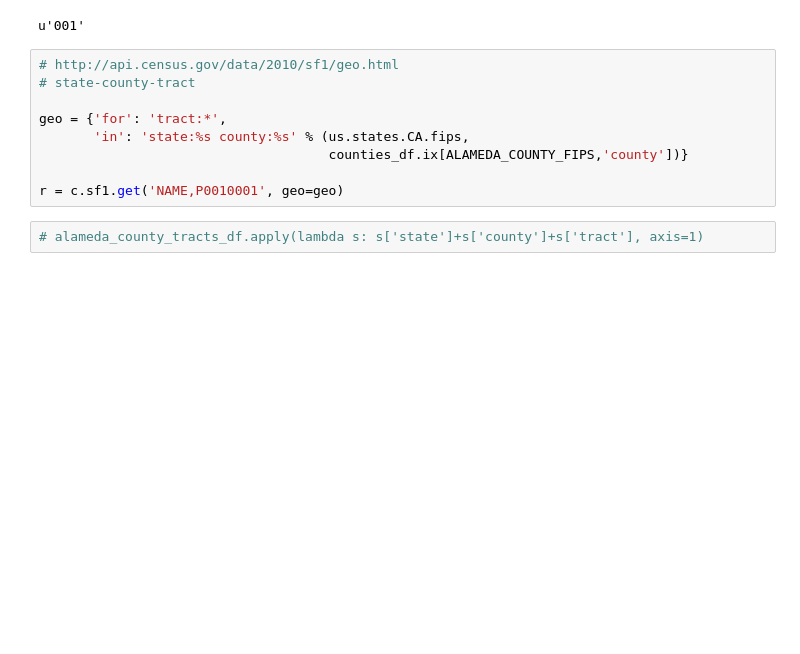
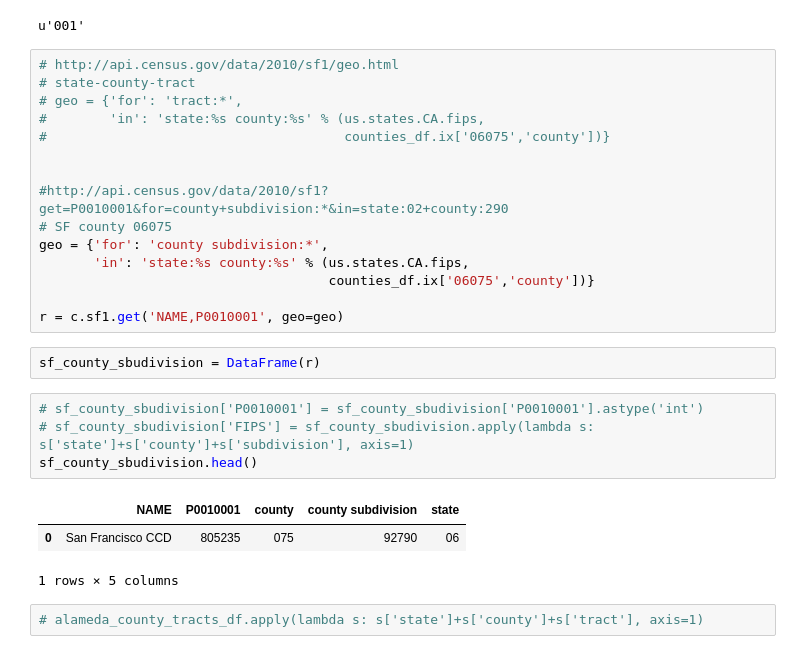
Before and after one commit to prabhamatta/Analyzing-Open-Data, a Jupyter notebook: notebooks/Day_05_B_Geographical_Hierarchies.ipynb, the cells around one changed output. Drawn from its saved outputs; the diff is of its cells as text; blank space fills up the shorter version.

```diff
--- a/notebooks/Day_05_B_Geographical_Hierarchies.ipynb
+++ b/notebooks/Day_05_B_Geographical_Hierarchies.ipynb
@@ -437,12 +437,28 @@ u'001'
 # %%
 # http://api.census.gov/data/2010/sf1/geo.html
 # state-county-tract
+# geo = {'for': 'tract:*',
+#        'in': 'state:%s county:%s' % (us.states.CA.fips,
+#                                      counties_df.ix['06075','county'])}
 
-geo = {'for': 'tract:*',
+
+#http://api.census.gov/data/2010/sf1?get=P0010001&for=county+subdivision:*&in=state:02+county:290
+# SF county 06075
+geo = {'for': 'county subdivision:*',
        'in': 'state:%s county:%s' % (us.states.CA.fips,
-                                     counties_df.ix[ALAMEDA_COUNTY_FIPS,'county'])}
+                                     counties_df.ix['06075','county'])}
 
 r = c.sf1.get('NAME,P0010001', geo=geo)
+# %%
+sf_county_sbudivision = DataFrame(r)
+# %%
+# sf_county_sbudivision['P0010001'] = sf_county_sbudivision['P0010001'].astype('int')
+# sf_county_sbudivision['FIPS'] = sf_county_sbudivision.apply(lambda s: s['state']+s['county']+s['subdivision'], axis=1)
+sf_county_sbudivision.head()
+# %% [output]
+|  | NAME | P0010001 | county | county subdivision | state |
+| 0 | San Francisco CCD | 805235 | 075 | 92790 | 06 |
+1 rows × 5 columns
 # %%
 # alameda_county_tracts_df.apply(lambda s: s['state']+s['county']+s['tract'], axis=1)
 # %%
```
Also changed, not shown: parts of 1 cell of this notebook, 23 other files.
